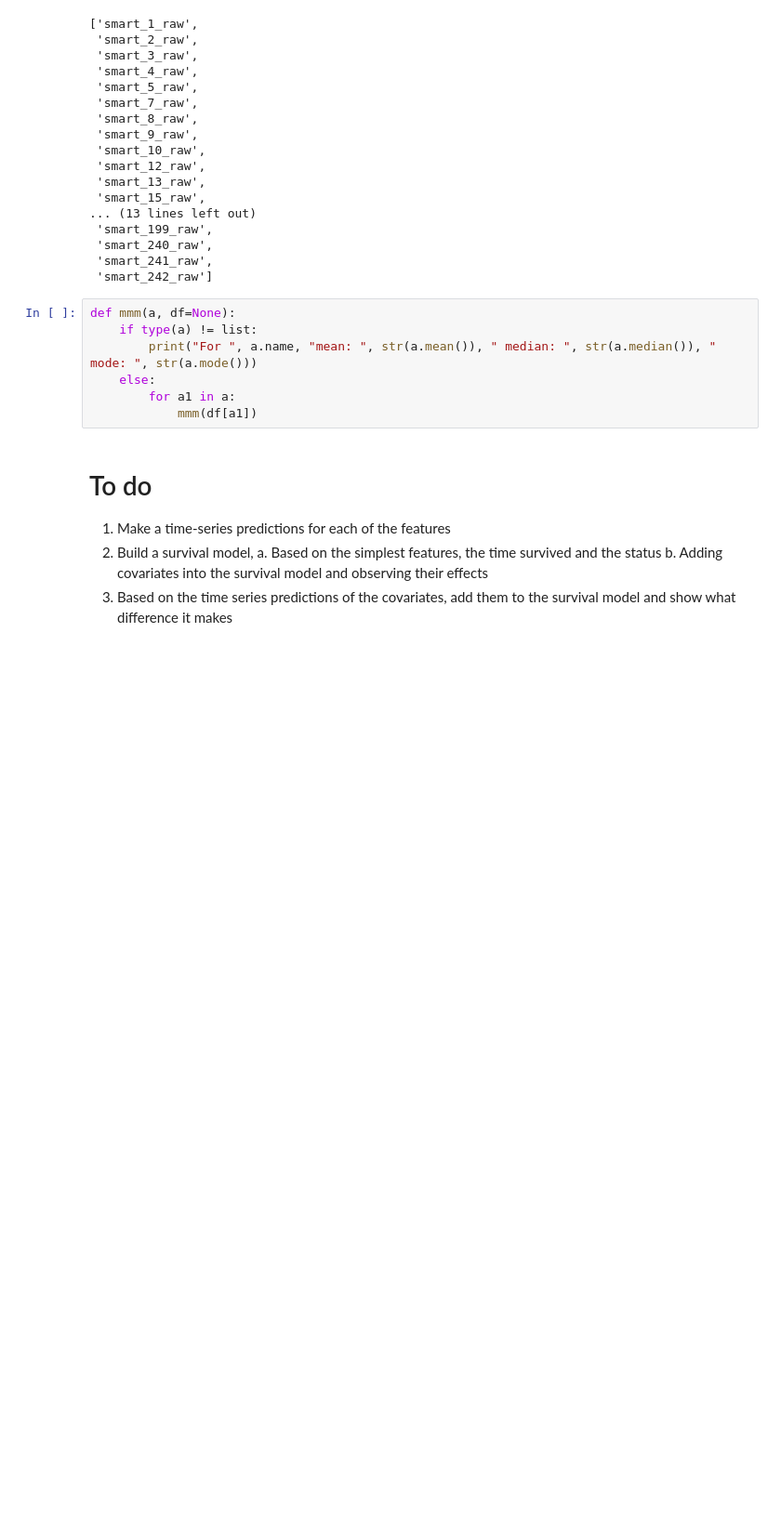
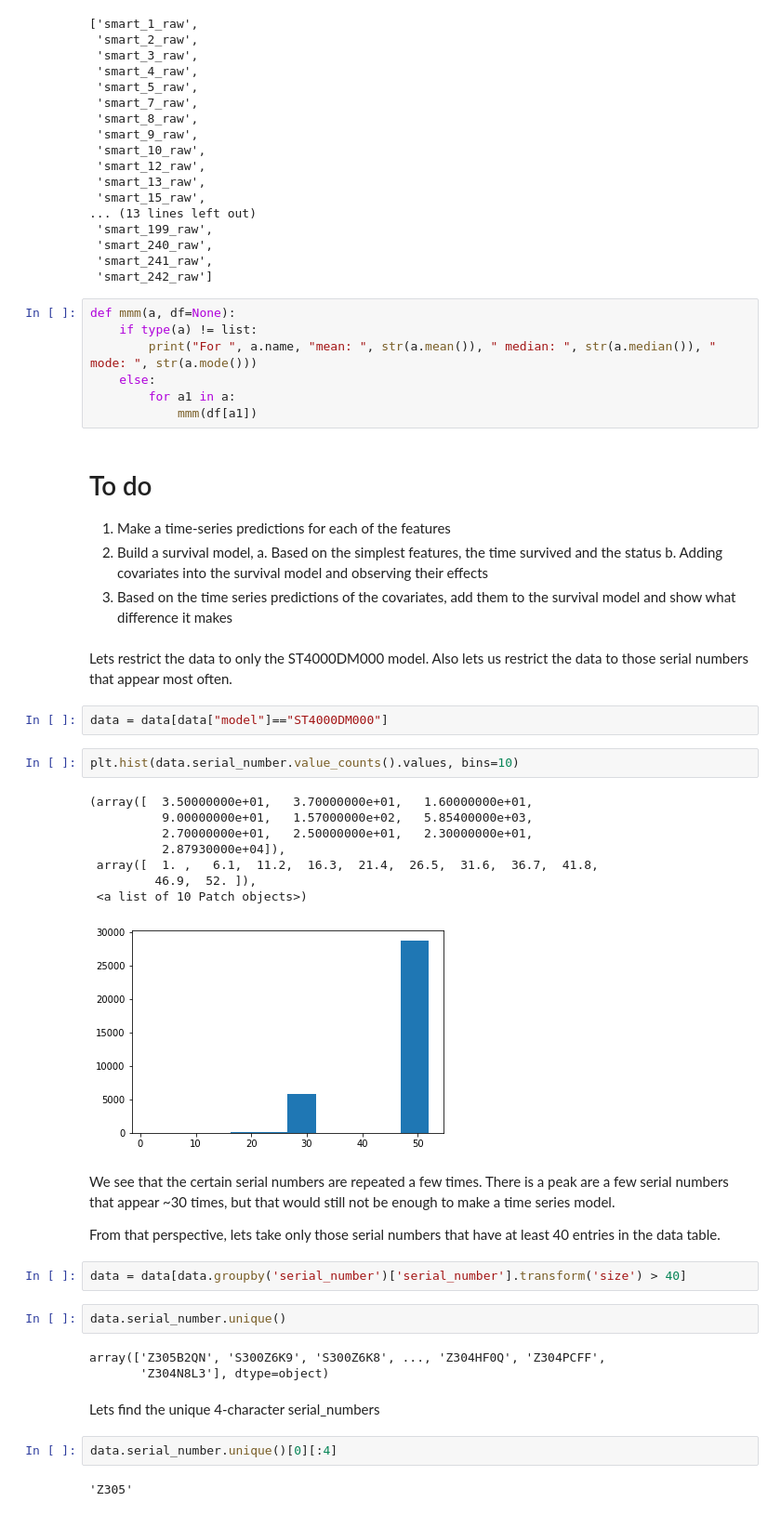
Before and after one commit to akshaykatre/hard_drive, a Jupyter notebook: HardDisk_Data.ipynb, the cells around one changed output. Shown at 93% size. Saved outputs shown, nothing was run; the diff lists cells and outputs as text; blank space fills up the shorter version.

Commit message:
Added a few small changes to the notebook in terms of grouping by serial numbers

```diff
--- a/HardDisk_Data.ipynb
+++ b/HardDisk_Data.ipynb
@@ -199,3 +199,36 @@ def mmm(a, df=None):
     a. Based on the simplest features, the time survived and the status
     b. Adding covariates into the survival model and observing their effects
 3. Based on the time series predictions of the covariates, add them to the survival model and show what difference it makes
+# %% [markdown]
+Lets restrict the data to only the ST4000DM000 model.
+Also lets us restrict the data to those serial numbers that appear most often.
+# %%
+data = data[data["model"]=="ST4000DM000"]
+# %%
+plt.hist(data.serial_number.value_counts().values, bins=10)
+# %% [output]
+(array([  3.50000000e+01,   3.70000000e+01,   1.60000000e+01,
+          9.00000000e+01,   1.57000000e+02,   5.85400000e+03,
+          2.70000000e+01,   2.50000000e+01,   2.30000000e+01,
+          2.87930000e+04]),
+ array([  1. ,   6.1,  11.2,  16.3,  21.4,  26.5,  31.6,  36.7,  41.8,
+         46.9,  52. ]),
+ <a list of 10 Patch objects>)
+[figure, added]
+# %% [markdown]
+We see that the certain serial numbers are repeated a few times. There is a peak are a few serial numbers that appear ~30 times, but that would still not be enough to make a time series model.
+
+From that perspective, lets take only those serial numbers that have at least 40 entries in the data table.
+# %%
+data = data[data.groupby('serial_number')['serial_number'].transform('size') > 40]
+# %%
+data.serial_number.unique()
+# %% [output]
+array(['Z305B2QN', 'S300Z6K9', 'S300Z6K8', ..., 'Z304HF0Q', 'Z304PCFF',
+       'Z304N8L3'], dtype=object)
+# %% [markdown]
+Lets find the unique 4-character serial_numbers
+# %%
+data.serial_number.unique()[0][:4]
+# %% [output]
+'Z305'
```
Also changed, not shown: parts of 6 cells of this notebook.
